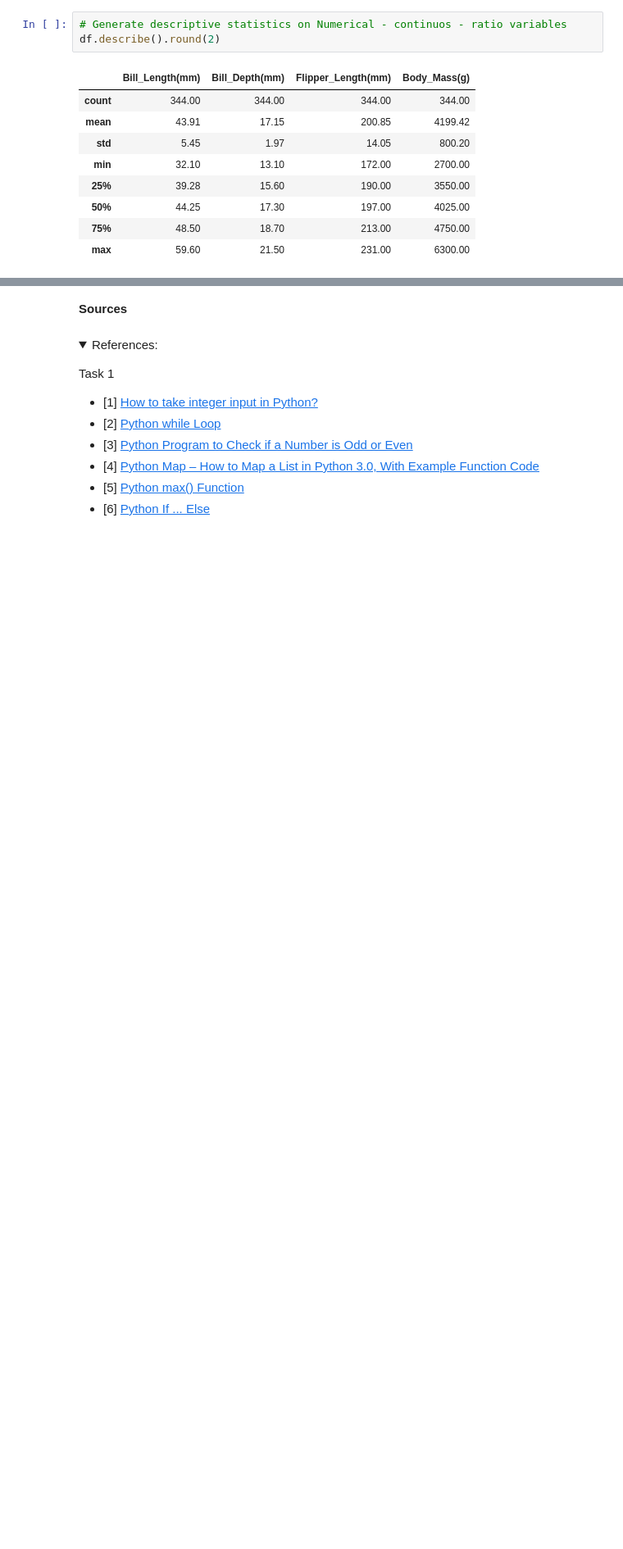
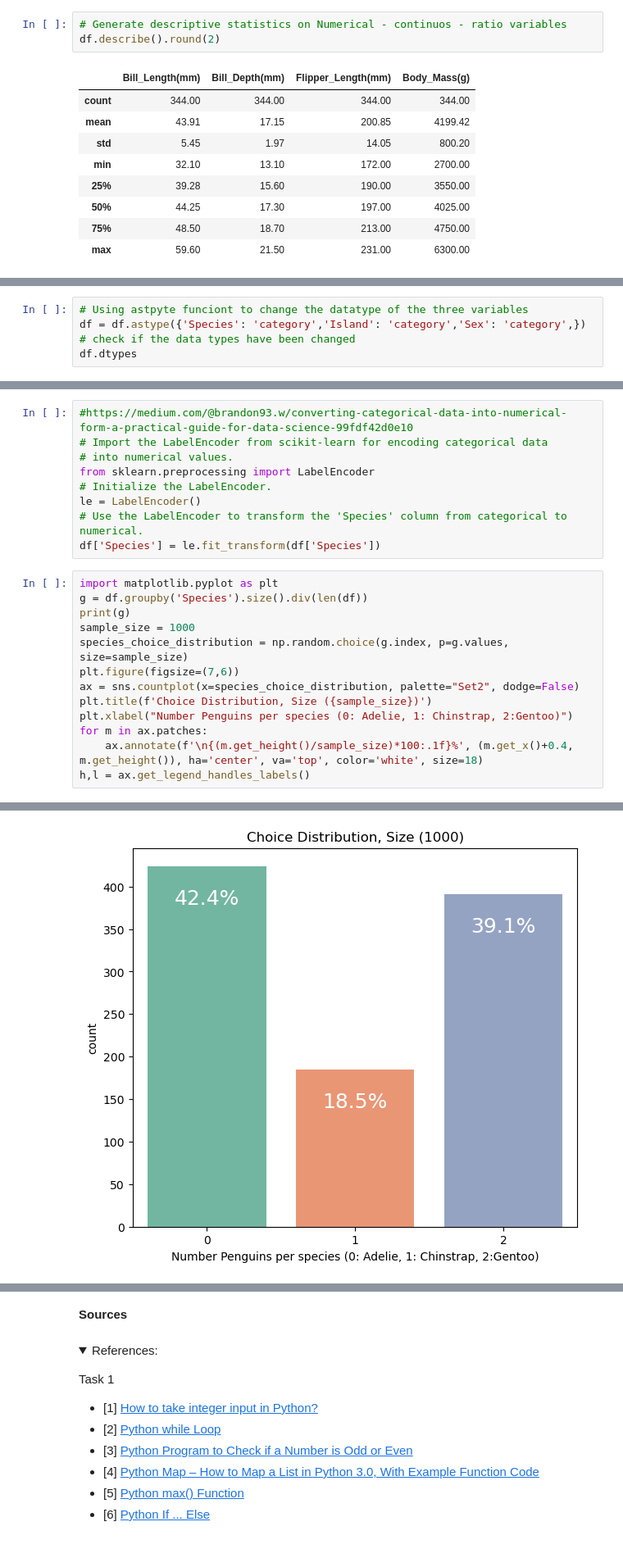
Before and after one commit to Cecilia8989/fund_data_analysis, a Jupyter notebook: task.ipynb, the cells around one changed output, grey strips where cells are left out. Shown at 82% size. Saved outputs shown, nothing was run; the diff lists cells and outputs as text; folded sections open; blank space fills up the shorter version.

Commit message:
categorical random distribution

```diff
--- a/task.ipynb
+++ b/task.ipynb
@@ -558,0 +657,5 @@ df.describe().round(2)
+# %%
+# Using astpyte funciont to change the datatype of the three variables
+df = df.astype({'Species': 'category','Island': 'category','Sex': 'category',})
+# check if the data types have been changed
+df.dtypes
@@ -558,0 +727,23 @@ df.describe().round(2)
+# %%
+#https://medium.com/@brandon93.w/converting-categorical-data-into-numerical-form-a-practical-guide-for-data-science-99fdf42d0e10
+# Import the LabelEncoder from scikit-learn for encoding categorical data
+# into numerical values.
+from sklearn.preprocessing import LabelEncoder
+# Initialize the LabelEncoder.
+le = LabelEncoder()
+# Use the LabelEncoder to transform the 'Species' column from categorical to numerical.
+df['Species'] = le.fit_transform(df['Species'])
+# %%
+import matplotlib.pyplot as plt
+g = df.groupby('Species').size().div(len(df))
+print(g)
+sample_size = 1000
+species_choice_distribution = np.random.choice(g.index, p=g.values, size=sample_size)
+plt.figure(figsize=(7,6))
+ax = sns.countplot(x=species_choice_distribution, palette="Set2", dodge=False)
+plt.title(f'Choice Distribution, Size ({sample_size})')
+plt.xlabel("Number Penguins per species (0: Adelie, 1: Chinstrap, 2:Gentoo)")
+for m in ax.patches:
+    ax.annotate(f'\n{(m.get_height()/sample_size)*100:.1f}%', (m.get_x()+0.4, m.get_height()), ha='center', va='top', color='white', size=18)
+h,l = ax.get_legend_handles_labels()
+# %% [output]
@@ -558,0 +755 @@ df.describe().round(2)
+[figure, added]
```
Also changed, not shown: parts of 23 cells of this notebook, 2 other files.
